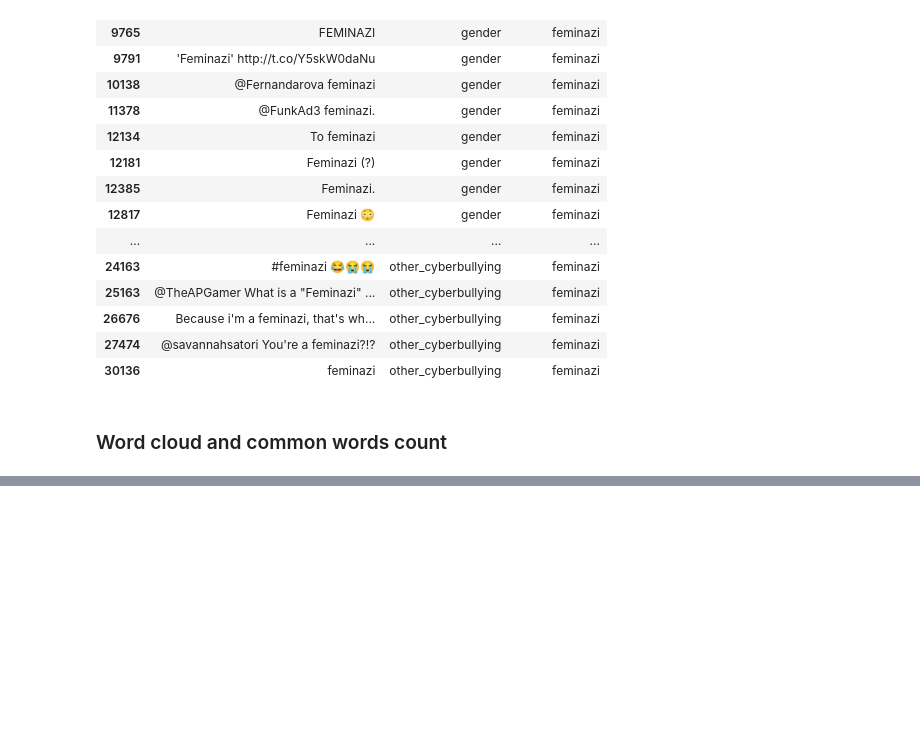
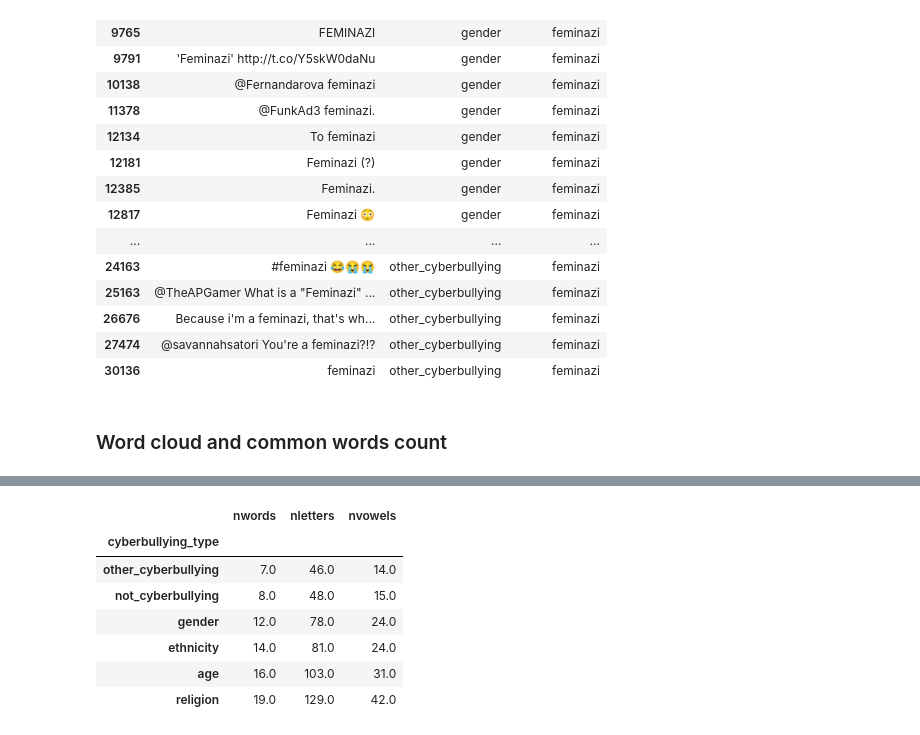
Before and after one commit to chiaracodes/EL-assignment, a Jupyter notebook: Cyberbullying_model/Cyberbulling_model_Maria_colab.ipynb, the cells around one changed output, grey strips where cells are left out. Saved outputs shown, nothing was run; the diff lists cells and outputs as text; code cells hidden in the pictures; blank space fills up the shorter version.

```diff
--- a/Cyberbullying_model/Cyberbulling_model_Maria_colab.ipynb
+++ b/Cyberbullying_model/Cyberbulling_model_Maria_colab.ipynb
@@ -302,0 +369,13 @@ Top 10 words:
+# %%
+#Describe features for each cyberbullying type
+df_features=df[['cyberbullying_type', 'nwords','nletters', 'nvowels']].groupby('cyberbullying_type').median().sort_values(by='nwords')
+df_features
+# %% [output]
+|  | nwords | nletters | nvowels |
+| cyberbullying_type |  |  |  |
+| other_cyberbullying | 7.0 | 46.0 | 14.0 |
+| not_cyberbullying | 8.0 | 48.0 | 15.0 |
+| gender | 12.0 | 78.0 | 24.0 |
+| ethnicity | 14.0 | 81.0 | 24.0 |
+| age | 16.0 | 103.0 | 31.0 |
+| religion | 19.0 | 129.0 | 42.0 |
```
Also changed, not shown: parts of 10 cells of this notebook.
